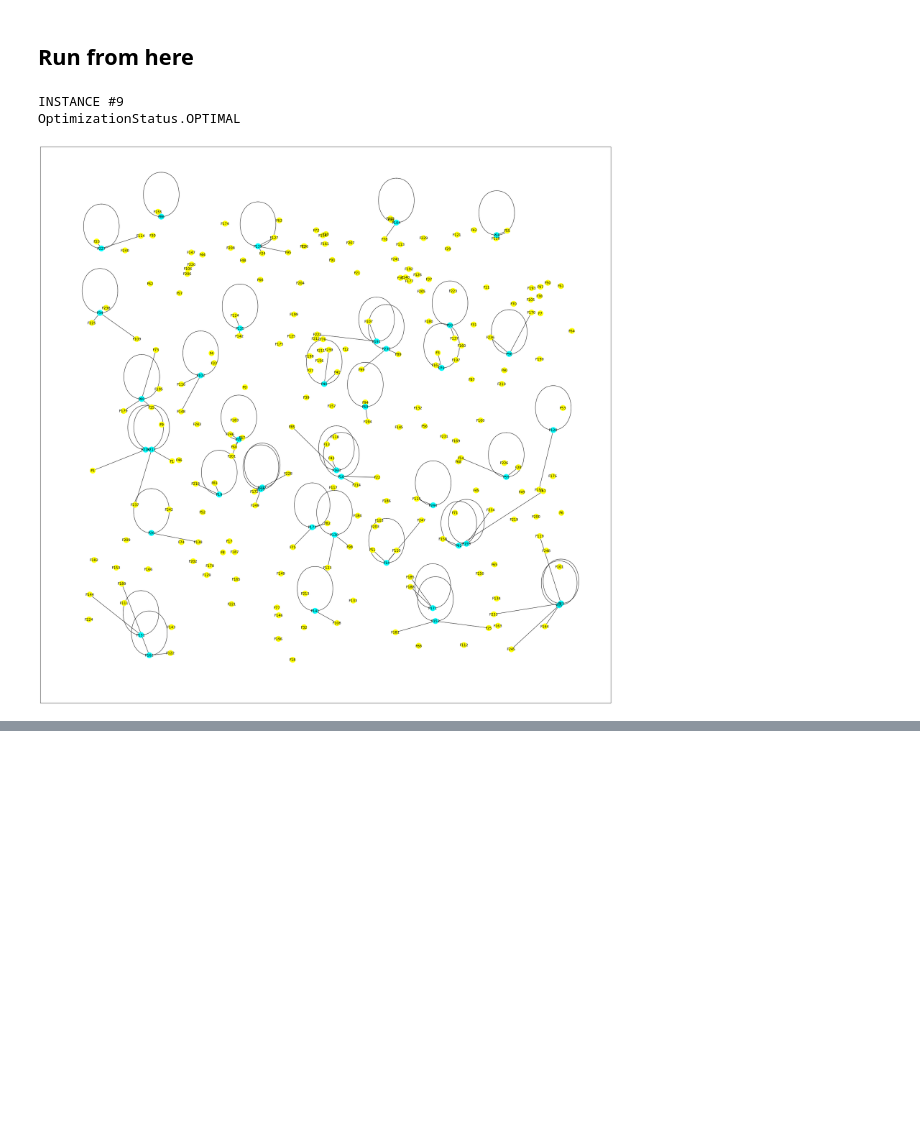
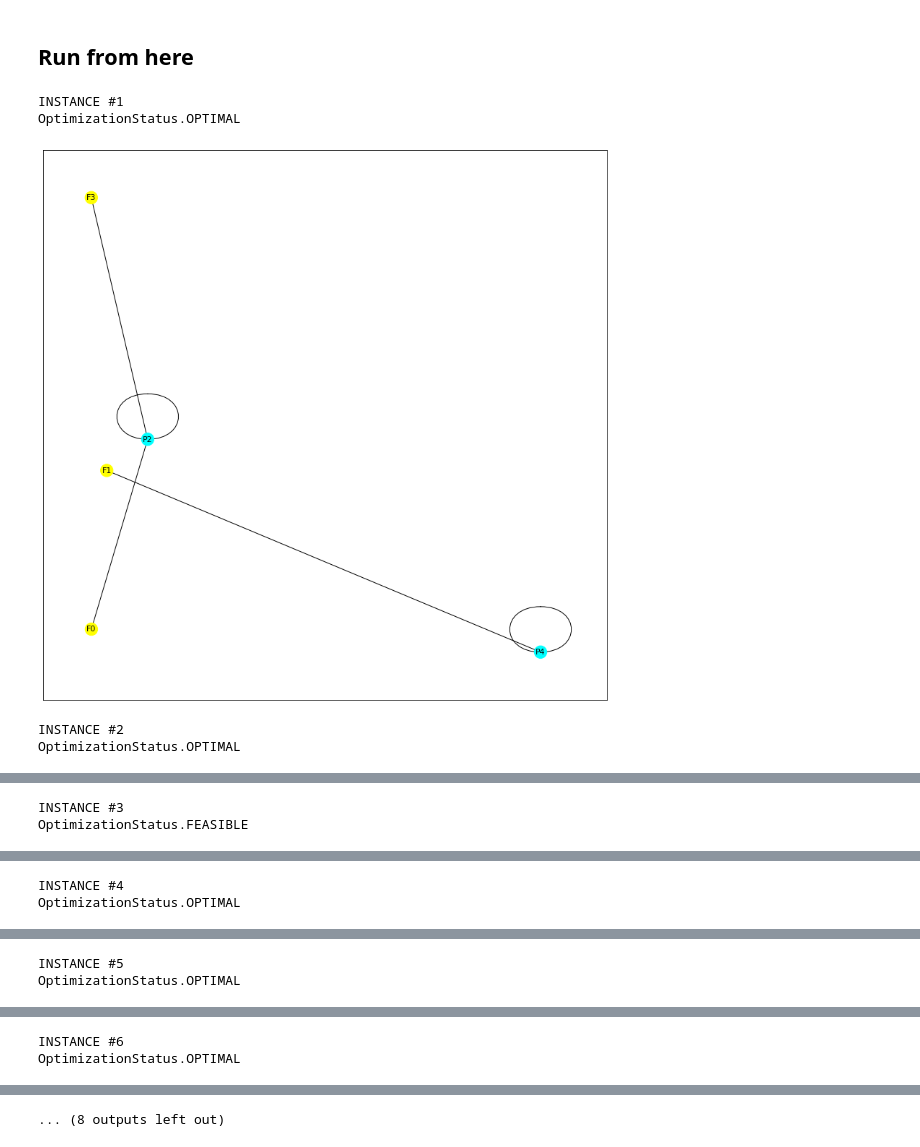
Before and after one commit to DariodAbate/FOR_Projects_2022, a Jupyter notebook: big-project/biogas_locationLerryVersion.ipynb, the cells around one changed output, grey strips where cells are left out. Cells and saved outputs as stored; diff of their text form; code cells hidden in the pictures; blank space fills up the shorter version.

Commit message:
added time analytics

```diff
--- a/big-project/biogas_locationLerryVersion.ipynb
+++ b/big-project/biogas_locationLerryVersion.ipynb
@@ -219,7 +229,7 @@ def solve(instance, k):
   for i in I:
     for j in I:
       gamma[i][j].var_type=mip.BINARY
-  status = m.optimize(max_seconds=60*max(1,inst["n"]/60))
+  status = m.optimize(max_seconds=60*max(1.5,inst["n"]/60))
 
   #printing final results
   print(status)
@@ -286,29 +297,33 @@ def print_result(m, inst, alpha, beta, gamma, k):
     plt.close
 # %%
 #solve the problem
-# for k in range(1,11):
-if(1):
-  k=9
+for k in range(1,11):
 
   #print in a file the analytics
   with open('/content/analytics/Instance' + str(k) + '.txt', 'w') as writefile:
     print("INSTANCE #" + str(k))
     writefile.write("INSTANCE #" + str(k) + "\n")
-    writefile.write("start time: " + str(datetime.now()) + "\n")
+    startTime = datetime.now()
+    writefile.write("start time: " + str(startTime) + "\n")
 
     inst = load_instance("instance_" + str(k) + ".json")
     obj = solve(inst, k)
 
-    writefile.write("end time: " + str(datetime.now()) + "\n")
+    endTime = datetime.now()
+    writefile.write("end time: " + str(endTime) + "\n")
+    writefile.write("time of computation: " + str(endTime-startTime) + "\n")
+
     writefile.write("result" + " : {}".format(obj) + "\n")
 
 
     res = load_result("instance_" + str(k) + ".txt")
     gap = 100 * (obj - res) / res
 
     writefile.write("expected" + " : {}".format(res) + "\n")
     writefile.write("gap" + " : {}".format(gap) + "\n")
 # %% [output]
-INSTANCE #9
+INSTANCE #1
 OptimizationStatus.OPTIMAL
-[figure, old version]
+[figure, new version]
+INSTANCE #2
+OptimizationStatus.OPTIMAL
@@ -314,0 +331,2 @@ OptimizationStatus.OPTIMAL
+INSTANCE #3
+OptimizationStatus.FEASIBLE
@@ -314,0 +334,2 @@ OptimizationStatus.OPTIMAL
+INSTANCE #4
+OptimizationStatus.OPTIMAL
@@ -314,0 +337,2 @@ OptimizationStatus.OPTIMAL
+INSTANCE #5
+OptimizationStatus.OPTIMAL
@@ -314,0 +340,2 @@ OptimizationStatus.OPTIMAL
+INSTANCE #6
+OptimizationStatus.OPTIMAL
@@ -314,0 +343 @@ OptimizationStatus.OPTIMAL
+... (8 outputs left out)
```
Also changed, not shown: parts of 3 cells of this notebook.
